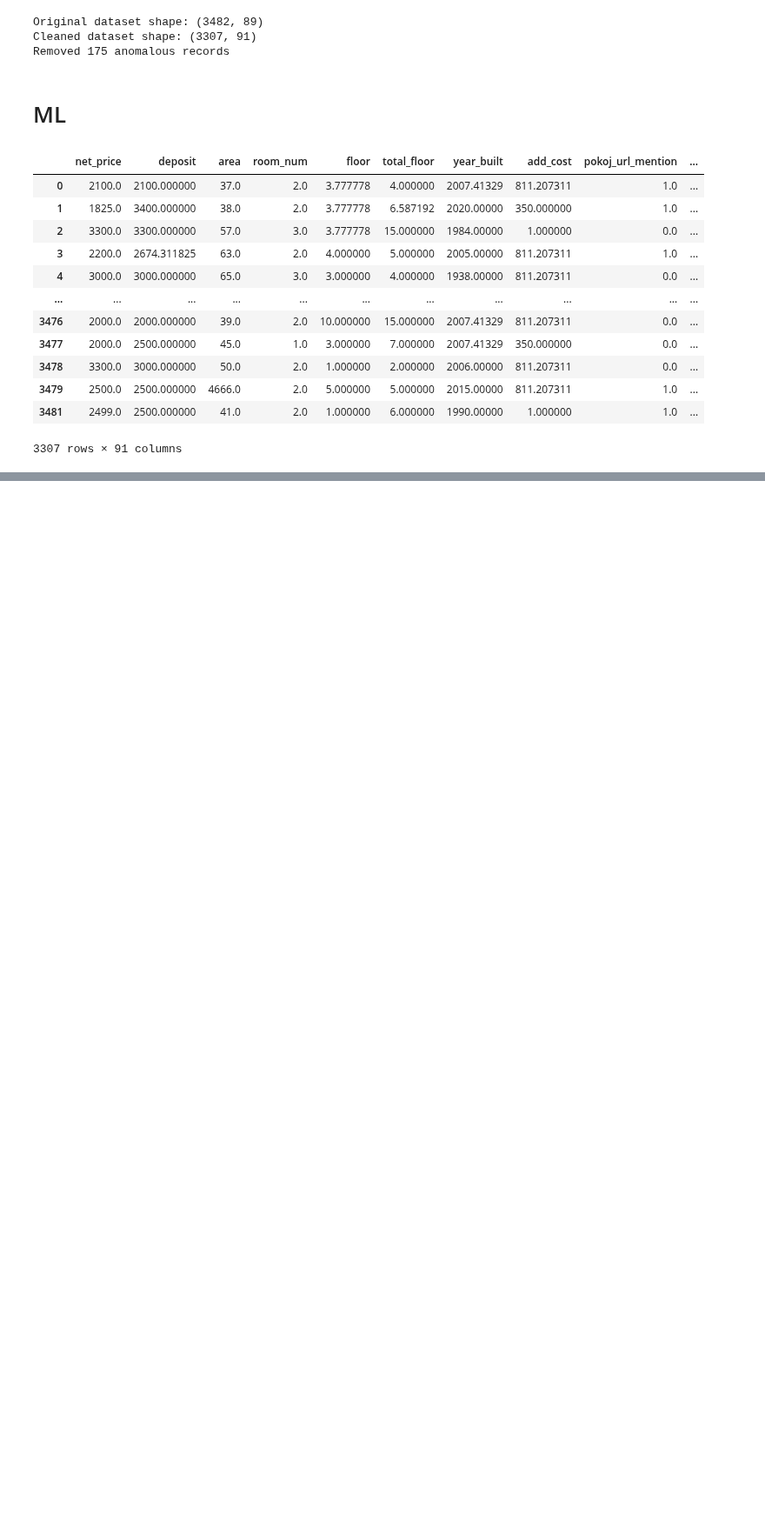
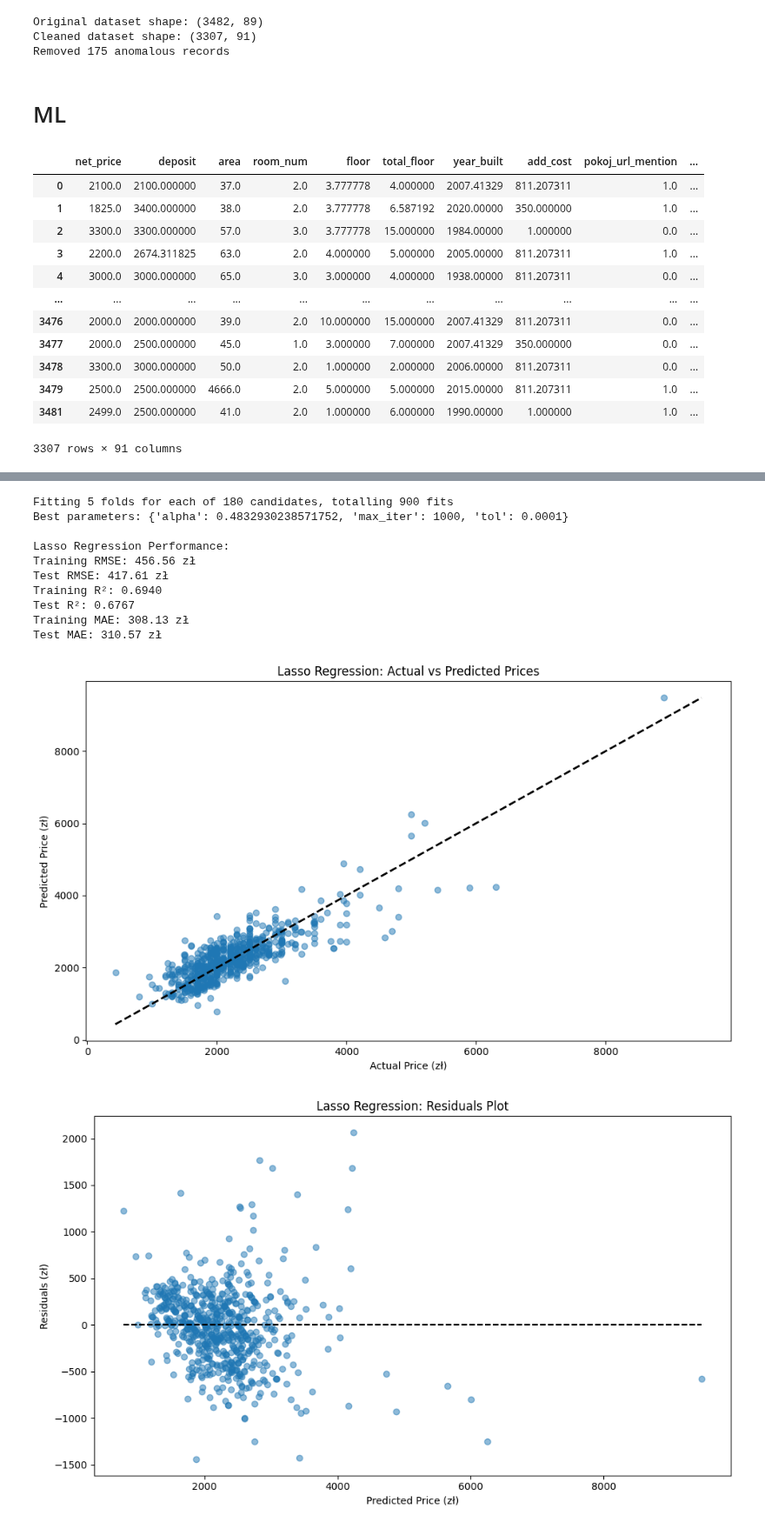
Before and after one commit to filki/Kaggle_Warsaw_rent_prices, a Jupyter notebook: starter.ipynb, the cells around one changed output, grey strips where cells are left out. Shown at 87% size. Cells and saved outputs as stored; diff of their text form; code cells hidden in the pictures; blank space fills up the shorter version.

Commit message:
Created universal regression model  evaluation framework with metrics and visualizations

```diff
--- a/starter.ipynb
+++ b/starter.ipynb
@@ -734,11 +725,0 @@ lasso= Lasso(random_state=42)
-# %%
-kfold = KFold(n_splits=5, shuffle=True, random_state=42)
-# %%
-grid_search = GridSearchCV(
-    lasso,
-    param_grid,
-    cv=kfold,
-    scoring='neg_mean_squared_error',
-    n_jobs=-1,
-    verbose=1
-)
@@ -807,0 +934,32 @@ Test MAE: 310.57 zł
+# %%
+# For Lasso Regression
+from sklearn.linear_model import Lasso
+
+# Define the model and parameter grid
+lasso = Lasso(random_state=42)
+param_grid = {
+    'alpha': np.logspace(-4, 1, 20),
+    'max_iter': [1000, 2000, 3000],
+    'tol': [1e-4, 1e-3, 1e-2]
+}
+
+# Train and evaluate
+lasso_results = train_and_evaluate_model(
+    lasso,
+    param_grid,
+    X_train, X_test, y_train, y_test,
+    model_name="Lasso Regression"
+)
+# %% [output]
+Fitting 5 folds for each of 180 candidates, totalling 900 fits
+Best parameters: {'alpha': 0.4832930238571752, 'max_iter': 1000, 'tol': 0.0001}
+
+Lasso Regression Performance:
+Training RMSE: 456.56 zł
+Test RMSE: 417.61 zł
+Training R²: 0.6940
+Test R²: 0.6767
+Training MAE: 308.13 zł
+Test MAE: 310.57 zł
+[figure, added]
+[figure, added]
```
Also changed, not shown: parts of 6 cells of this notebook.
